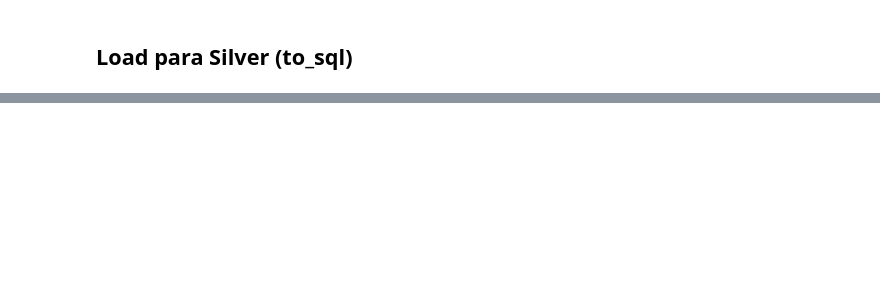
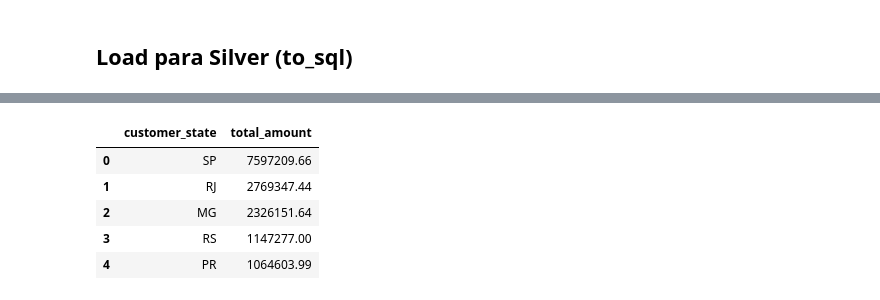
Before and after one commit to LeticiaAires/brazilian_e-commerce_analysis, a Jupyter notebook: Transfomer/etl-raw-to-silver.ipynb, the cells around one changed output, grey strips where cells are left out. Saved outputs shown, nothing was run; the diff lists cells and outputs as text; code cells hidden in the pictures; blank space fills up the shorter version.

```diff
--- a/Transfomer/etl-raw-to-silver.ipynb
+++ b/Transfomer/etl-raw-to-silver.ipynb
@@ -916,0 +1022,16 @@ connection to server at "localhost" (127.0.0.1), port 5434 failed: Connection re
+# %%
+query = """
+    SELECT customer_state, SUM(total_payment_value) AS total_amount
+    FROM treated_order_items
+    GROUP BY customer_state
+    ORDER BY total_amount DESC
+    LIMIT 5;
+"""
+pd.read_sql(query, engine)
+# %% [output]
+|  | customer_state | total_amount |
+| 0 | SP | 7597209.66 |
+| 1 | RJ | 2769347.44 |
+| 2 | MG | 2326151.64 |
+| 3 | RS | 1147277.00 |
+| 4 | PR | 1064603.99 |
```
Also changed, not shown: parts of 24 cells of this notebook, 1 other file.
